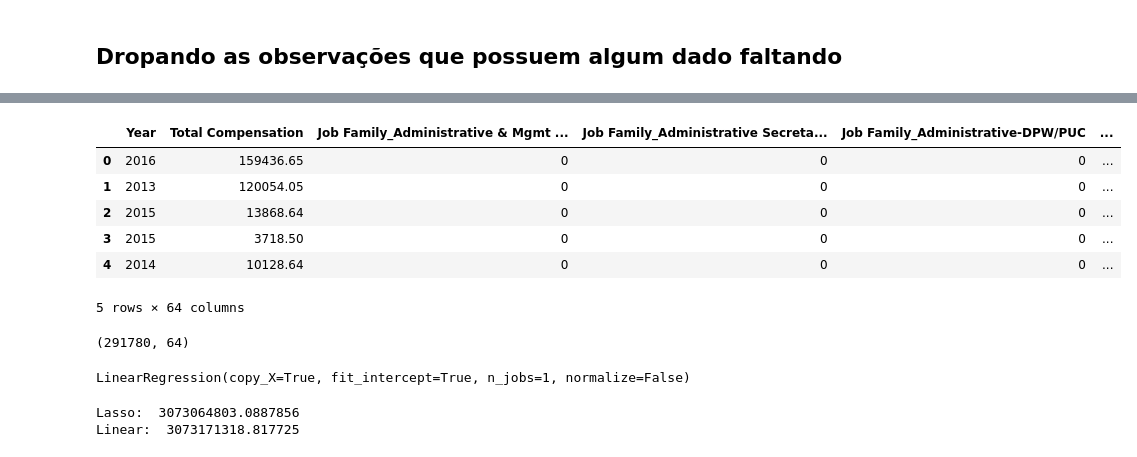
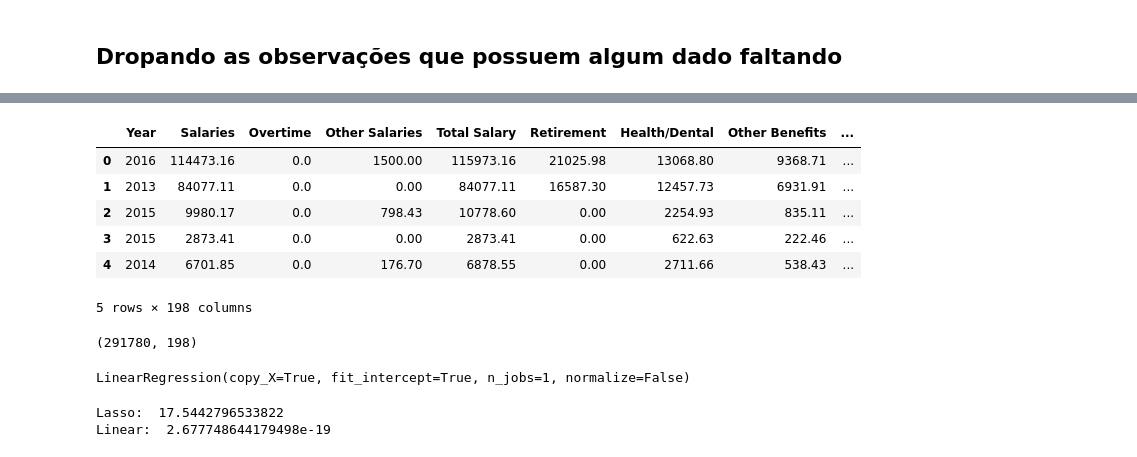
Before and after one commit to Aprendizado-de-Maquina-2018-2/regressao, a Jupyter notebook: Projeto 2 .ipynb, the cells around one changed output, grey strips where cells are left out. Drawn from its saved outputs; the diff is of its cells as text; code cells hidden in the pictures.

```diff
--- a/Projeto 2 .ipynb
+++ b/Projeto 2 .ipynb
@@ -134,7 +143,24 @@ sns.pairplot(benefits_salary, hue='Organization Group', diag_kind='hist')
 <seaborn.axisgrid.PairGrid at 0x...>
 [figure]
 # %%
-to_be_removed = ['Year Type','Union','Department','Organization Group Code','Department Code','Union Code','Job Family Code','Job Code','Job','Employee Identifier', 'Retirement','Health/Dental', 'Other Benefits', 'Salaries', 'Overtime','Other Salaries', 'Total Salary','Total Benefits']
+to_be_removed = [
+    'Year Type',
+    'Organization Group Code',
+    'Department Code',
+    'Union Code',
+    'Job Family Code',
+    'Job Code',
+    'Job',
+    'Employee Identifier',
+#     'Retirement',
+#     'Health/Dental',
+#     'Other Benefits',
+#     'Salaries',
+#     'Overtime',
+#     'Other Salaries',
+#     'Total Salary',
+#     'Total Benefits'
+]
 ds = dataset.drop(to_be_removed,axis=1)
 ds.head()
 # %% [output]
@@ -171,19 +197,24 @@ ds.head()
 # %%
-extract_columns = ['Job Family','Organization Group']
+extract_columns = [
+    'Job Family',
+    'Union',
+    'Department',
+    'Organization Group'
+]
 _ds = pd.get_dummies(ds, columns=extract_columns, prefix=extract_columns)
 _ds.head()
 # %% [output]
-|  | Year | Total Compensation | Job Family_Administrative & Mgmt ... | Job Family_Administrative Secreta... | Job Family_Administrative-DPW/PUC | ... |
-| 0 | 2016 | 159436.65 | 0 | 0 | 0 | ... |
-| 1 | 2013 | 120054.05 | 0 | 0 | 0 | ... |
-| 2 | 2015 | 13868.64 | 0 | 0 | 0 | ... |
-| 3 | 2015 | 3718.50 | 0 | 0 | 0 | ... |
-| 4 | 2014 | 10128.64 | 0 | 0 | 0 | ... |
+|  | Year | Salaries | Overtime | Other Salaries | Total Salary | Retirement | Health/Dental | Other Benefits | ... |
+| 0 | 2016 | 114473.16 | 0.0 | 1500.00 | 115973.16 | 21025.98 | 13068.80 | 9368.71 | ... |
+| 1 | 2013 | 84077.11 | 0.0 | 0.00 | 84077.11 | 16587.30 | 12457.73 | 6931.91 | ... |
+| 2 | 2015 | 9980.17 | 0.0 | 798.43 | 10778.60 | 0.00 | 2254.93 | 835.11 | ... |
+| 3 | 2015 | 2873.41 | 0.0 | 0.00 | 2873.41 | 0.00 | 622.63 | 222.46 | ... |
+| 4 | 2014 | 6701.85 | 0.0 | 176.70 | 6878.55 | 0.00 | 2711.66 | 538.43 | ... |
-5 rows × 64 columns
+5 rows × 198 columns
 # %%
 _ds.shape
 # %% [output]
-(291780, 64)
+(291780, 198)
 # %%
 from sklearn.model_selection import train_test_split
 from sklearn.linear_model import Lasso, LinearRegression
@@ -207,5 +238,5 @@ linear_predict = linear_reg.predict(X_test)
 print("Lasso: ", mean_squared_error(y_test,predict))
 print("Linear: ", mean_squared_error(y_test,linear_predict))
 # %% [output]
-Lasso:  3073064803.0887856
-Linear:  3073171318.817725
+Lasso:  17.5442796533822
+Linear:  2.677748644179498e-19
```
Also changed, not shown: parts of 7 cells of this notebook.
